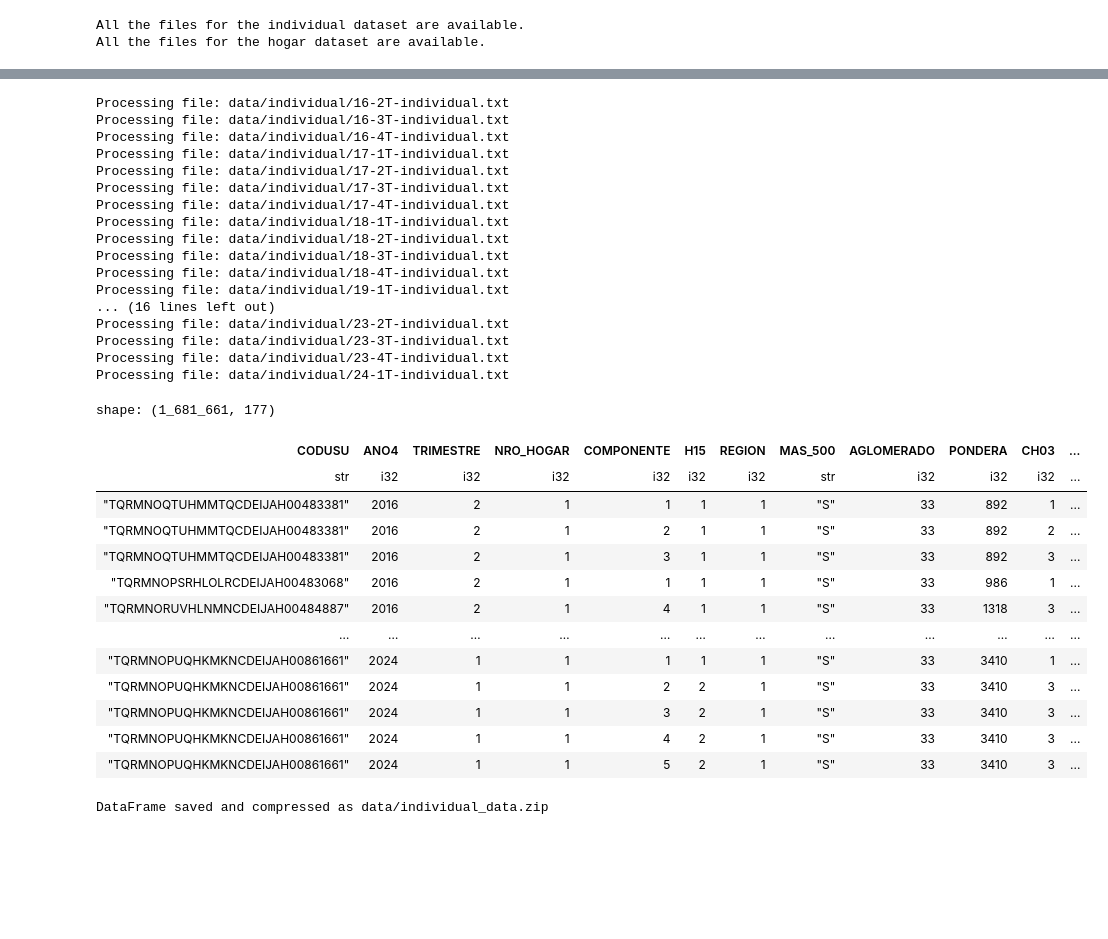
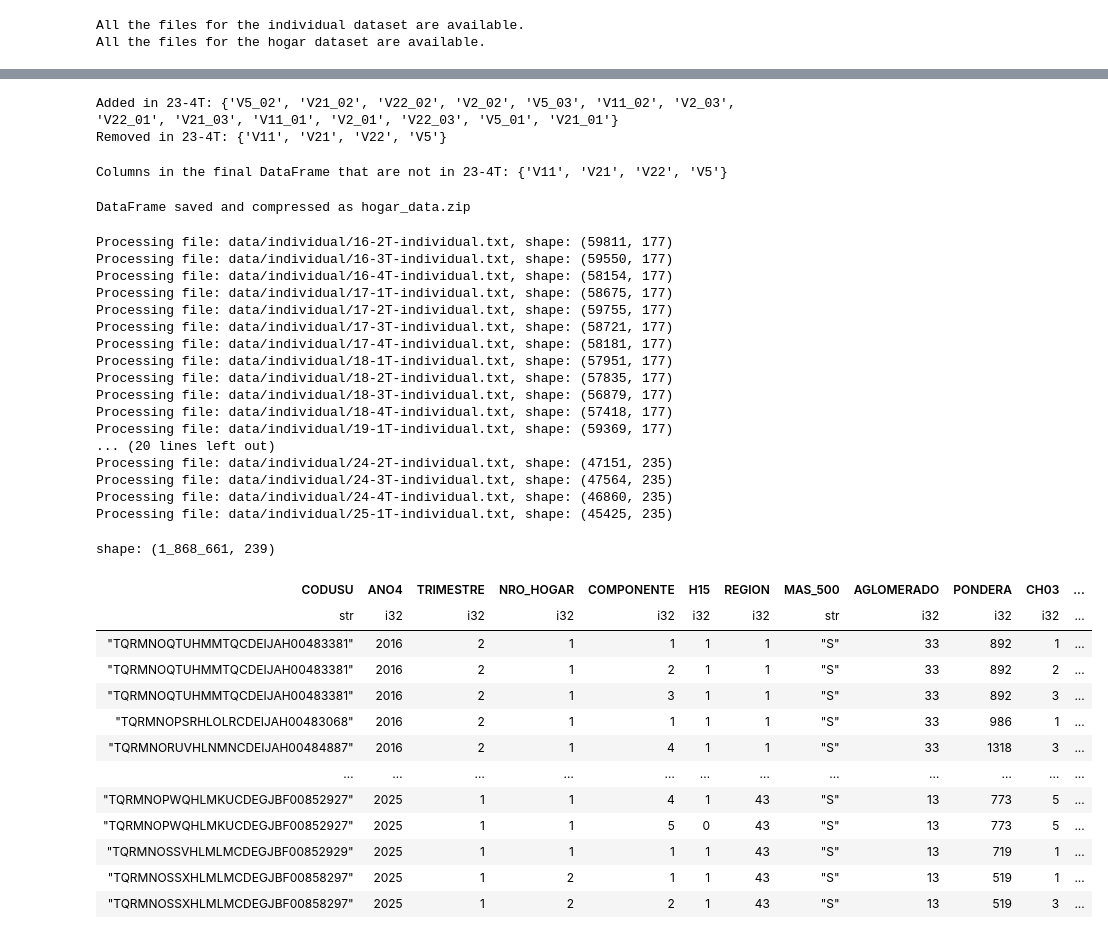
Before and after one commit to jpoletti/eph-database, a Jupyter notebook: download-data.ipynb, the cells around one changed output, grey strips where cells are left out. Drawn from its saved outputs; the diff is of its cells as text; code cells hidden in the pictures; blank space fills up the shorter version.

Commit message:
The data will now be updated in Releases

```diff
--- a/download-data.ipynb
+++ b/download-data.ipynb
@@ -135,52 +139,58 @@ DataFrame saved and compressed as data/hogar_data.zip
+# %%
+old_cols = set(read_and_format('data/hogar/23-3T-hogar.txt').columns)
+new_cols = set(read_and_format('data/hogar/23-4T-hogar.txt').columns)
+print("Added in 23-4T:", new_cols - old_cols)
+print("Removed in 23-4T:", old_cols - new_cols)
+# %% [output]
+Added in 23-4T: {'V5_02', 'V21_02', 'V22_02', 'V2_02', 'V5_03', 'V11_02', 'V2_03', 'V22_01', 'V21_03', 'V11_01', 'V2_01', 'V22_03', 'V5_01', 'V21_01'}
+Removed in 23-4T: {'V11', 'V21', 'V22', 'V5'}
+# %%
+hogar_cols = set(hogar.columns)
+print("Columns in the final DataFrame that are not in 23-4T:",
+      hogar_cols - new_cols)
+# %% [output]
+Columns in the final DataFrame that are not in 23-4T: {'V11', 'V21', 'V22', 'V5'}
+# %%
+save_dataframe_as_zip(hogar, "hogar_data.zip", "hogar_data.csv")
+# %% [output]
+DataFrame saved and compressed as hogar_data.zip
 # %%
 base_path = 'data/individual'
 individual_file_list = sorted(os.listdir(base_path))
 individual_file_paths = [os.path.join(base_path, file)
                          for file in individual_file_list]
 
-schema_overrides = {'PP3E_TOT': pl.Float32, 'PP3F_TOT': pl.Float32,
-                    'PP08J1': pl.Float32, 'V9_M': pl.Float32,
-                    'PP08J2': pl.Float32, 'V10_M': pl.Float32,
-                    'PP08J3': pl.Float32}
-
-individual = process_txt_files(individual_file_paths, schema_overrides)
+individual = process_txt_files(individual_file_paths)
 individual
 # %% [output]
-Processing file: data/individual/16-2T-individual.txt
-Processing file: data/individual/16-3T-individual.txt
-Processing file: data/individual/16-4T-individual.txt
-Processing file: data/individual/17-1T-individual.txt
-Processing file: data/individual/17-2T-individual.txt
-Processing file: data/individual/17-3T-individual.txt
-Processing file: data/individual/17-4T-individual.txt
-Processing file: data/individual/18-1T-individual.txt
-Processing file: data/individual/18-2T-individual.txt
-Processing file: data/individual/18-3T-individual.txt
-Processing file: data/individual/18-4T-individual.txt
-Processing file: data/individual/19-1T-individual.txt
-... (16 lines left out)
-Processing file: data/individual/23-2T-individual.txt
-Processing file: data/individual/23-3T-individual.txt
-Processing file: data/individual/23-4T-individual.txt
-Processing file: data/individual/24-1T-individual.txt
+Processing file: data/individual/16-2T-individual.txt, shape: (59811, 177)
+Processing file: data/individual/16-3T-individual.txt, shape: (59550, 177)
+Processing file: data/individual/16-4T-individual.txt, shape: (58154, 177)
+Processing file: data/individual/17-1T-individual.txt, shape: (58675, 177)
+Processing file: data/individual/17-2T-individual.txt, shape: (59755, 177)
+Processing file: data/individual/17-3T-individual.txt, shape: (58721, 177)
+Processing file: data/individual/17-4T-individual.txt, shape: (58181, 177)
+Processing file: data/individual/18-1T-individual.txt, shape: (57951, 177)
+Processing file: data/individual/18-2T-individual.txt, shape: (57835, 177)
+Processing file: data/individual/18-3T-individual.txt, shape: (56879, 177)
+Processing file: data/individual/18-4T-individual.txt, shape: (57418, 177)
+Processing file: data/individual/19-1T-individual.txt, shape: (59369, 177)
+... (20 lines left out)
+Processing file: data/individual/24-2T-individual.txt, shape: (47151, 235)
+Processing file: data/individual/24-3T-individual.txt, shape: (47564, 235)
+Processing file: data/individual/24-4T-individual.txt, shape: (46860, 235)
+Processing file: data/individual/25-1T-individual.txt, shape: (45425, 235)
-shape: (1_681_661, 177)
+shape: (1_868_661, 239)
 | CODUSU | ANO4 | TRIMESTRE | NRO_HOGAR | COMPONENTE | H15 | REGION | MAS_500 | AGLOMERADO | PONDERA | CH03 | ... |
 | str | i32 | i32 | i32 | i32 | i32 | i32 | str | i32 | i32 | i32 | ... |
 | "TQRMNOQTUHMMTQCDEIJAH00483381" | 2016 | 2 | 1 | 1 | 1 | 1 | "S" | 33 | 892 | 1 | ... |
 | "TQRMNOQTUHMMTQCDEIJAH00483381" | 2016 | 2 | 1 | 2 | 1 | 1 | "S" | 33 | 892 | 2 | ... |
 | "TQRMNOQTUHMMTQCDEIJAH00483381" | 2016 | 2 | 1 | 3 | 1 | 1 | "S" | 33 | 892 | 3 | ... |
 | "TQRMNOPSRHLOLRCDEIJAH00483068" | 2016 | 2 | 1 | 1 | 1 | 1 | "S" | 33 | 986 | 1 | ... |
 | "TQRMNORUVHLNMNCDEIJAH00484887" | 2016 | 2 | 1 | 4 | 1 | 1 | "S" | 33 | 1318 | 3 | ... |
 | … | … | … | … | … | … | … | … | … | … | … | ... |
-| "TQRMNOPUQHKMKNCDEIJAH00861661" | 2024 | 1 | 1 | 1 | 1 | 1 | "S" | 33 | 3410 | 1 | ... |
-| "TQRMNOPUQHKMKNCDEIJAH00861661" | 2024 | 1 | 1 | 2 | 2 | 1 | "S" | 33 | 3410 | 3 | ... |
-| "TQRMNOPUQHKMKNCDEIJAH00861661" | 2024 | 1 | 1 | 3 | 2 | 1 | "S" | 33 | 3410 | 3 | ... |
-| "TQRMNOPUQHKMKNCDEIJAH00861661" | 2024 | 1 | 1 | 4 | 2 | 1 | "S" | 33 | 3410 | 3 | ... |
-| "TQRMNOPUQHKMKNCDEIJAH00861661" | 2024 | 1 | 1 | 5 | 2 | 1 | "S" | 33 | 3410 | 3 | ... |
+| "TQRMNOPWQHLMKUCDEGJBF00852927" | 2025 | 1 | 1 | 4 | 1 | 43 | "S" | 13 | 773 | 5 | ... |
+| "TQRMNOPWQHLMKUCDEGJBF00852927" | 2025 | 1 | 1 | 5 | 0 | 43 | "S" | 13 | 773 | 5 | ... |
+| "TQRMNOSSVHLMLMCDEGJBF00852929" | 2025 | 1 | 1 | 1 | 1 | 43 | "S" | 13 | 719 | 1 | ... |
+| "TQRMNOSSXHLMLMCDEGJBF00858297" | 2025 | 1 | 2 | 1 | 1 | 43 | "S" | 13 | 519 | 1 | ... |
+| "TQRMNOSSXHLMLMCDEGJBF00858297" | 2025 | 1 | 2 | 2 | 1 | 43 | "S" | 13 | 519 | 3 | ... |
-# %%
-zip_file_path = "data/individual_data.zip"
-csv_file_name = "individual_data.csv"
-
-save_dataframe_as_zip(individual, zip_file_path, csv_file_name)
-# %% [output]
-DataFrame saved and compressed as data/individual_data.zip
```
Also changed, not shown: parts of 11 cells of this notebook, 7 other files.
